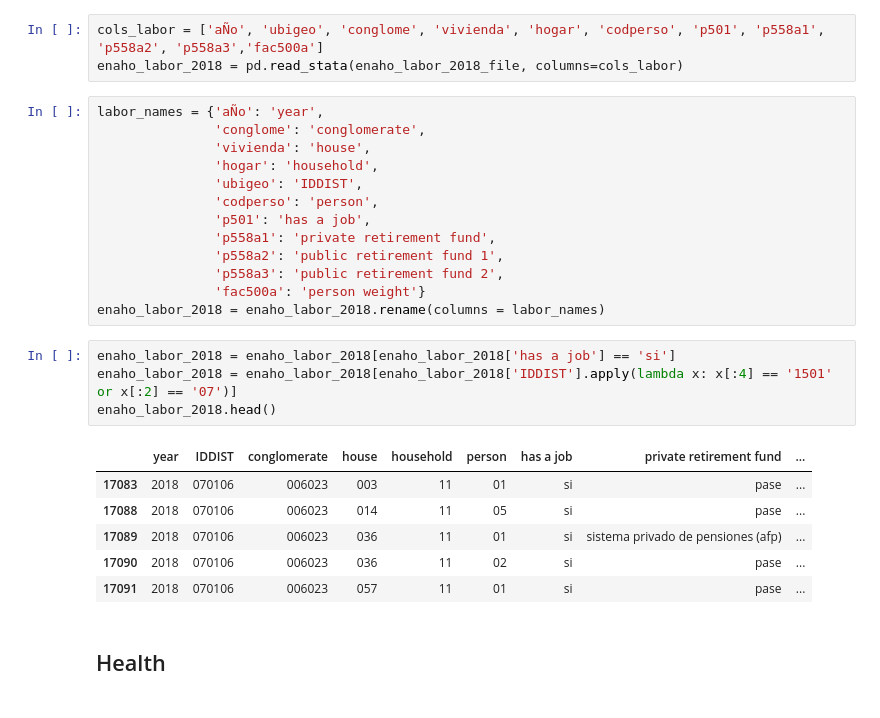
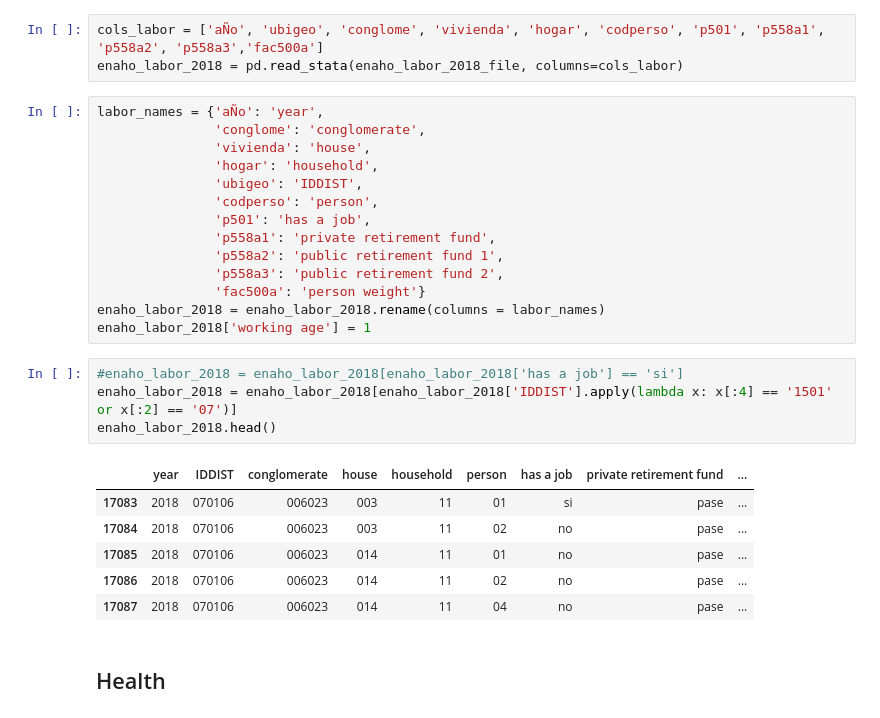
Before and after one commit to luisesanmartin/data-vis-public-policy-course, a Jupyter notebook: notebooks/cleaning/4_arranging the ENAHO data_formal jobs.ipynb, the cells around one changed output. Cells and saved outputs as stored; diff of their text form.

```diff
--- a/notebooks/cleaning/4_arranging the ENAHO data_formal jobs.ipynb
+++ b/notebooks/cleaning/4_arranging the ENAHO data_formal jobs.ipynb
@@ -21,17 +21,18 @@ labor_names = {'aÑo': 'year',
                'p558a3': 'public retirement fund 2',
                'fac500a': 'person weight'}
 enaho_labor_2018 = enaho_labor_2018.rename(columns = labor_names)
+enaho_labor_2018['working age'] = 1
 # %%
-enaho_labor_2018 = enaho_labor_2018[enaho_labor_2018['has a job'] == 'si']
+#enaho_labor_2018 = enaho_labor_2018[enaho_labor_2018['has a job'] == 'si']
 enaho_labor_2018 = enaho_labor_2018[enaho_labor_2018['IDDIST'].apply(lambda x: x[:4] == '1501' or x[:2] == '07')]
 enaho_labor_2018.head()
 # %% [output]
 |  | year | IDDIST | conglomerate | house | household | person | has a job | private retirement fund | ... |
 | 17083 | 2018 | 070106 | 006023 | 003 | 11 | 01 | si | pase | ... |
-| 17088 | 2018 | 070106 | 006023 | 014 | 11 | 05 | si | pase | ... |
-| 17089 | 2018 | 070106 | 006023 | 036 | 11 | 01 | si | sistema privado de pensiones (afp) | ... |
-| 17090 | 2018 | 070106 | 006023 | 036 | 11 | 02 | si | pase | ... |
-| 17091 | 2018 | 070106 | 006023 | 057 | 11 | 01 | si | pase | ... |
+| 17084 | 2018 | 070106 | 006023 | 003 | 11 | 02 | no | pase | ... |
+| 17085 | 2018 | 070106 | 006023 | 014 | 11 | 01 | no | pase | ... |
+| 17086 | 2018 | 070106 | 006023 | 014 | 11 | 02 | no | pase | ... |
+| 17087 | 2018 | 070106 | 006023 | 014 | 11 | 04 | no | pase | ... |
 # %% [markdown]
 ## Health
 # %%
```
Also changed, not shown: parts of 14 cells of this notebook, 1 other file.
